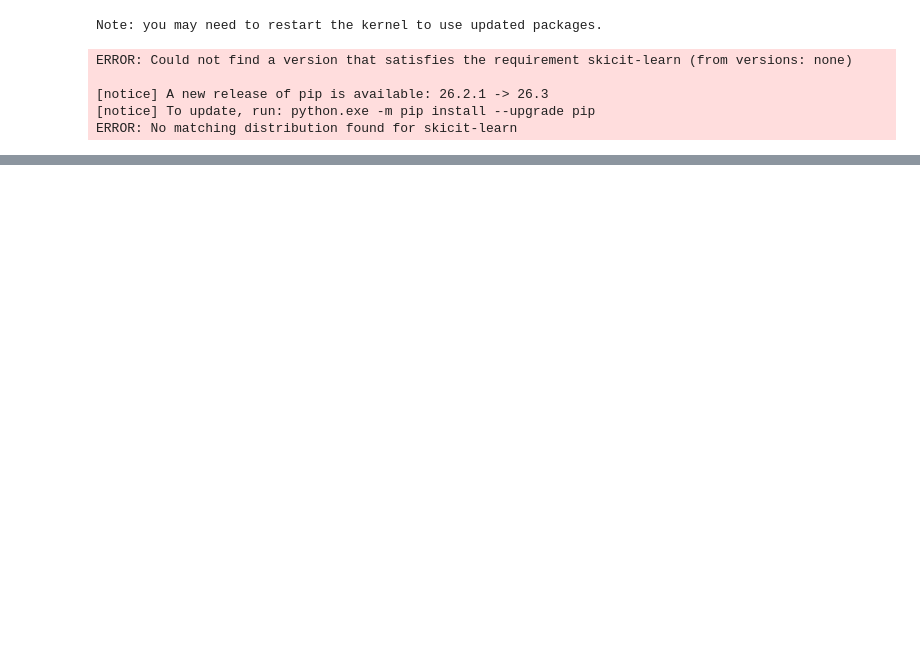
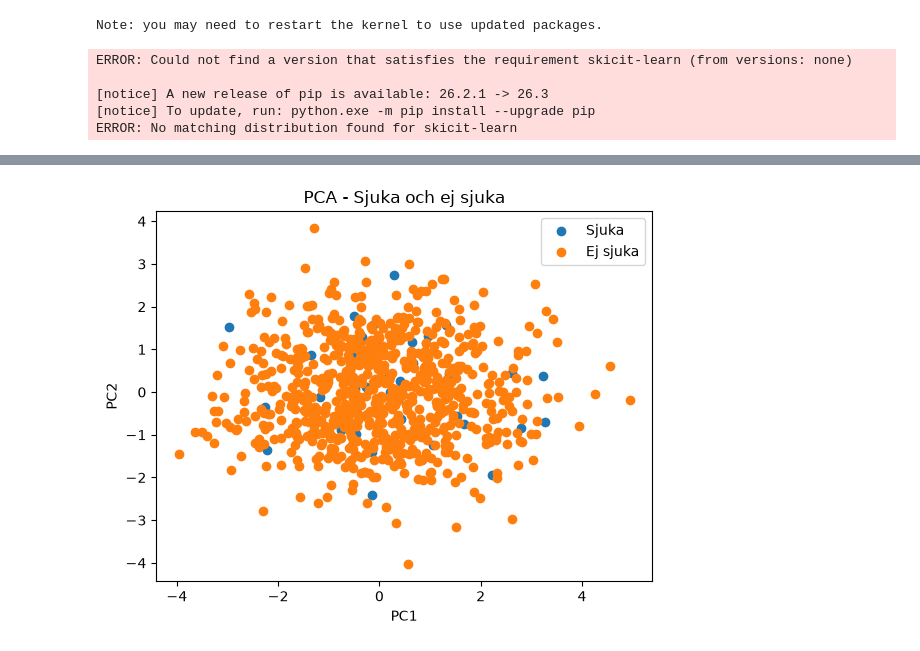
Before and after one commit to imadbensaidwork-design/individuell_inl-mningsuppgift_del1, a Jupyter notebook: notebooks/träning.ipynb, the cells around one changed output, grey strips where cells are left out. Saved outputs shown, nothing was run; the diff lists cells and outputs as text; code cells hidden in the pictures; blank space fills up the shorter version.

```diff
--- a/notebooks/träning.ipynb
+++ b/notebooks/träning.ipynb
@@ -215,0 +175,24 @@ NameError: name 'y' is not defined
+# %%
+# 7: JÄMFÖR SJUKA OCH EJ SJUKA I PCA-DIAGRAMMET
+plt.scatter(X_pca[df["disease"] == 1, 0],
+            X_pca[df["disease"] == 1, 1],
+            label="Sjuka")
+
+plt.scatter(X_pca[df["disease"] == 0, 0],
+            X_pca[df["disease"] == 0, 1],
+            label="Ej sjuka")
+
+plt.xlabel("PC1")
+plt.ylabel("PC2")
+plt.title("PCA - Sjuka och ej sjuka")
+plt.legend()
+plt.show()
+
+# TOLKNING
+# Långt åt höger (högt PC1): Personen har ett högt värde på en kombination
+# som framför allt väger in ålder, blodtryck och kolesterol.
+
+# Långt upp (högt PC2): Personen har ett högt värde på en kombination som
+# framför allt väger in längd och vikt.
+# %% [output]
+[figure, added]
```
Also changed, not shown: parts of 10 cells of this notebook, 2 other files.
